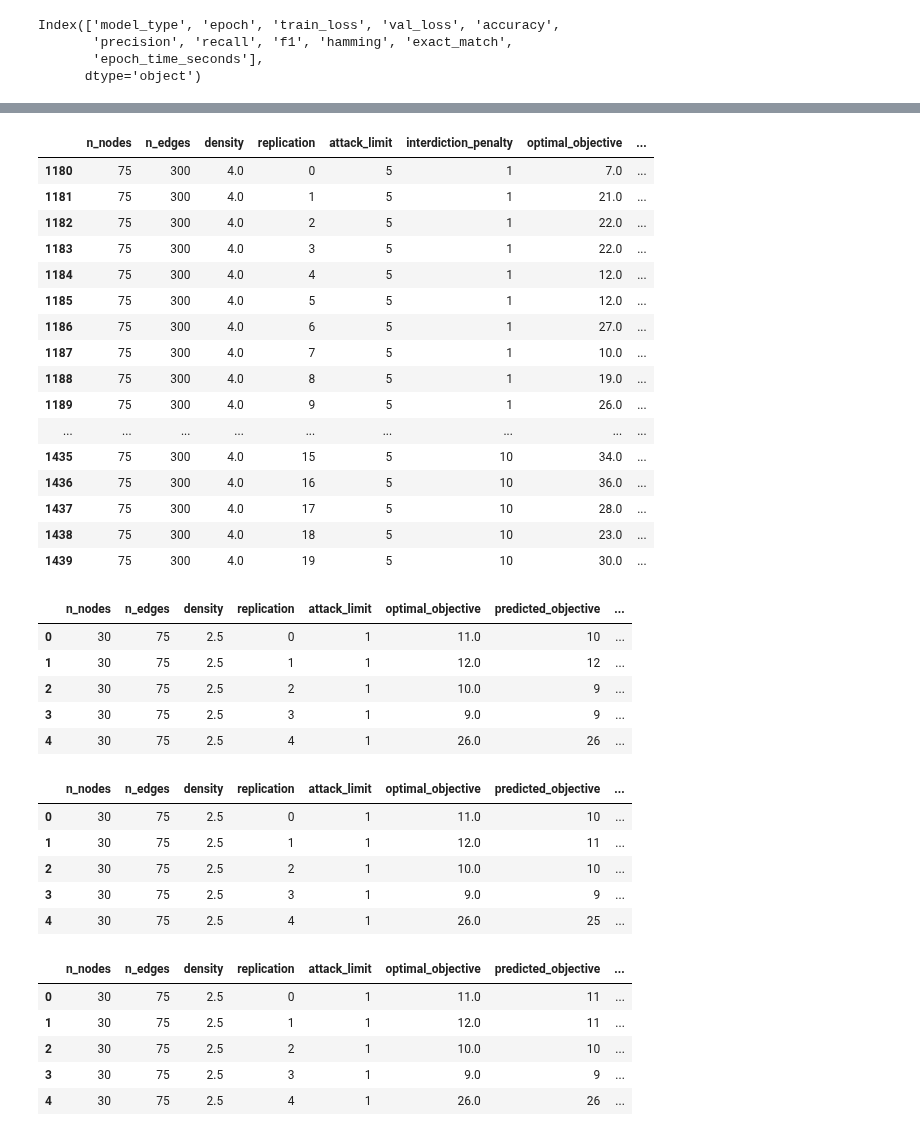
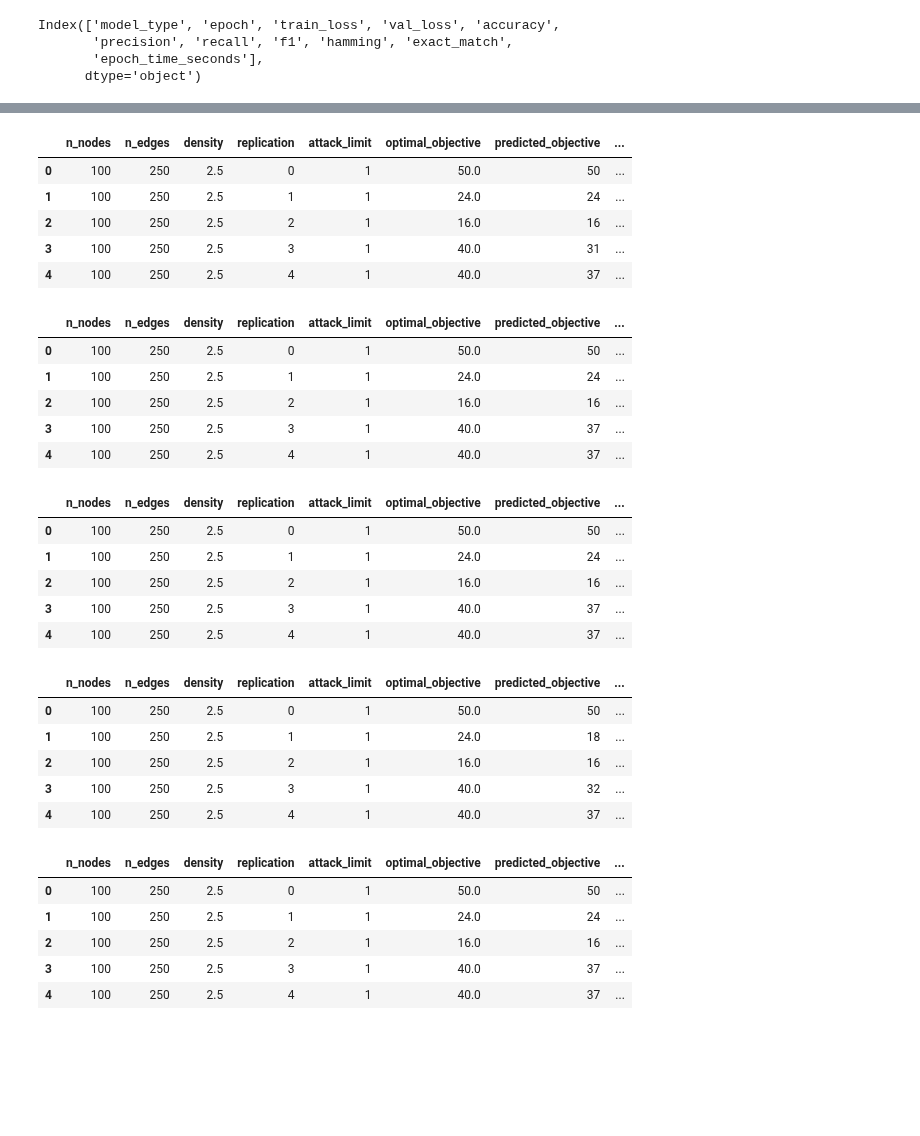
Before and after one commit to EmmaDAllen/ED-Allen-NPS-Thesis, a Jupyter notebook: results/Plotted Results.ipynb, the cells around one changed output, grey strips where cells are left out. Cells and saved outputs as stored; diff of their text form; code cells hidden in the pictures; blank space fills up the shorter version.

```diff
--- a/results/Plotted Results.ipynb
+++ b/results/Plotted Results.ipynb
@@ -175,58 +175,53 @@ plt.show()
 # %%
-df_tropical_eval = pd.read_csv('evaluation_results_tropical.csv')
-df_tropical_eval[
-    (df_tropical_eval['n_nodes'] == 75) &
-    (df_tropical_eval['density'] == 4) &
-    (df_tropical_eval['attack_limit'] == 5)
-]
+df_tropical_eval = pd.read_csv('evaluation_results_tropical_ood_size.csv')
+df_tropical_eval.head()
 # %% [output]
-|  | n_nodes | n_edges | density | replication | attack_limit | interdiction_penalty | optimal_objective | ... |
-| 1180 | 75 | 300 | 4.0 | 0 | 5 | 1 | 7.0 | ... |
-| 1181 | 75 | 300 | 4.0 | 1 | 5 | 1 | 21.0 | ... |
-| 1182 | 75 | 300 | 4.0 | 2 | 5 | 1 | 22.0 | ... |
-| 1183 | 75 | 300 | 4.0 | 3 | 5 | 1 | 22.0 | ... |
-| 1184 | 75 | 300 | 4.0 | 4 | 5 | 1 | 12.0 | ... |
-| 1185 | 75 | 300 | 4.0 | 5 | 5 | 1 | 12.0 | ... |
-| 1186 | 75 | 300 | 4.0 | 6 | 5 | 1 | 27.0 | ... |
-| 1187 | 75 | 300 | 4.0 | 7 | 5 | 1 | 10.0 | ... |
-| 1188 | 75 | 300 | 4.0 | 8 | 5 | 1 | 19.0 | ... |
-| 1189 | 75 | 300 | 4.0 | 9 | 5 | 1 | 26.0 | ... |
-| ... | ... | ... | ... | ... | ... | ... | ... | ... |
-| 1435 | 75 | 300 | 4.0 | 15 | 5 | 10 | 34.0 | ... |
-| 1436 | 75 | 300 | 4.0 | 16 | 5 | 10 | 36.0 | ... |
-| 1437 | 75 | 300 | 4.0 | 17 | 5 | 10 | 28.0 | ... |
-| 1438 | 75 | 300 | 4.0 | 18 | 5 | 10 | 23.0 | ... |
-| 1439 | 75 | 300 | 4.0 | 19 | 5 | 10 | 30.0 | ... |
+|  | n_nodes | n_edges | density | replication | attack_limit | optimal_objective | predicted_objective | ... |
+| 0 | 100 | 250 | 2.5 | 0 | 1 | 50.0 | 50 | ... |
+| 1 | 100 | 250 | 2.5 | 1 | 1 | 24.0 | 24 | ... |
+| 2 | 100 | 250 | 2.5 | 2 | 1 | 16.0 | 16 | ... |
+| 3 | 100 | 250 | 2.5 | 3 | 1 | 40.0 | 31 | ... |
+| 4 | 100 | 250 | 2.5 | 4 | 1 | 40.0 | 37 | ... |
 # %%
-df_transformer_eval = pd.read_csv('evaluation_results_transformer.csv')
+df_transformer_eval = pd.read_csv('evaluation_results_transformer_ood_size.csv')
 df_transformer_eval.head()
 # %% [output]
 |  | n_nodes | n_edges | density | replication | attack_limit | optimal_objective | predicted_objective | ... |
-| 0 | 30 | 75 | 2.5 | 0 | 1 | 11.0 | 10 | ... |
-| 1 | 30 | 75 | 2.5 | 1 | 1 | 12.0 | 12 | ... |
-| 2 | 30 | 75 | 2.5 | 2 | 1 | 10.0 | 9 | ... |
-| 3 | 30 | 75 | 2.5 | 3 | 1 | 9.0 | 9 | ... |
-| 4 | 30 | 75 | 2.5 | 4 | 1 | 26.0 | 26 | ... |
+| 0 | 100 | 250 | 2.5 | 0 | 1 | 50.0 | 50 | ... |
+| 1 | 100 | 250 | 2.5 | 1 | 1 | 24.0 | 24 | ... |
+| 2 | 100 | 250 | 2.5 | 2 | 1 | 16.0 | 16 | ... |
+| 3 | 100 | 250 | 2.5 | 3 | 1 | 40.0 | 37 | ... |
+| 4 | 100 | 250 | 2.5 | 4 | 1 | 40.0 | 37 | ... |
 # %%
-df_edge_eval = pd.read_csv('evaluation_results_edge_transformer.csv')
+df_edge_eval = pd.read_csv('evaluation_results_edge_transformer_ood_size.csv')
 df_edge_eval.head()
 # %% [output]
 |  | n_nodes | n_edges | density | replication | attack_limit | optimal_objective | predicted_objective | ... |
-| 0 | 30 | 75 | 2.5 | 0 | 1 | 11.0 | 10 | ... |
-| 1 | 30 | 75 | 2.5 | 1 | 1 | 12.0 | 11 | ... |
-| 2 | 30 | 75 | 2.5 | 2 | 1 | 10.0 | 10 | ... |
-| 3 | 30 | 75 | 2.5 | 3 | 1 | 9.0 | 9 | ... |
-| 4 | 30 | 75 | 2.5 | 4 | 1 | 26.0 | 25 | ... |
+| 0 | 100 | 250 | 2.5 | 0 | 1 | 50.0 | 50 | ... |
+| 1 | 100 | 250 | 2.5 | 1 | 1 | 24.0 | 24 | ... |
+| 2 | 100 | 250 | 2.5 | 2 | 1 | 16.0 | 16 | ... |
+| 3 | 100 | 250 | 2.5 | 3 | 1 | 40.0 | 37 | ... |
+| 4 | 100 | 250 | 2.5 | 4 | 1 | 40.0 | 37 | ... |
 # %%
-df_gnn_eval = pd.read_csv('evaluation_results_gnn.csv')
+df_gnn_eval = pd.read_csv('evaluation_results_gnn_ood_size.csv')
 df_gnn_eval.head()
 # %% [output]
 |  | n_nodes | n_edges | density | replication | attack_limit | optimal_objective | predicted_objective | ... |
-| 0 | 30 | 75 | 2.5 | 0 | 1 | 11.0 | 11 | ... |
-| 1 | 30 | 75 | 2.5 | 1 | 1 | 12.0 | 11 | ... |
-| 2 | 30 | 75 | 2.5 | 2 | 1 | 10.0 | 10 | ... |
-| 3 | 30 | 75 | 2.5 | 3 | 1 | 9.0 | 9 | ... |
-| 4 | 30 | 75 | 2.5 | 4 | 1 | 26.0 | 26 | ... |
+| 0 | 100 | 250 | 2.5 | 0 | 1 | 50.0 | 50 | ... |
+| 1 | 100 | 250 | 2.5 | 1 | 1 | 24.0 | 18 | ... |
+| 2 | 100 | 250 | 2.5 | 2 | 1 | 16.0 | 16 | ... |
+| 3 | 100 | 250 | 2.5 | 3 | 1 | 40.0 | 32 | ... |
+| 4 | 100 | 250 | 2.5 | 4 | 1 | 40.0 | 37 | ... |
+# %%
+df_tropical_fast_eval = pd.read_csv('evaluation_results_tropical_v2_ood_size.csv')
+df_tropical_fast_eval.head()
+# %% [output]
+|  | n_nodes | n_edges | density | replication | attack_limit | optimal_objective | predicted_objective | ... |
+| 0 | 100 | 250 | 2.5 | 0 | 1 | 50.0 | 50 | ... |
+| 1 | 100 | 250 | 2.5 | 1 | 1 | 24.0 | 24 | ... |
+| 2 | 100 | 250 | 2.5 | 2 | 1 | 16.0 | 16 | ... |
+| 3 | 100 | 250 | 2.5 | 3 | 1 | 40.0 | 37 | ... |
+| 4 | 100 | 250 | 2.5 | 4 | 1 | 40.0 | 37 | ... |
 # %%
 df_tropical_eval["model_type"] = "tropical"
 df_transformer_eval["model_type"] = "transformer"
```
Also changed, not shown: parts of 12 cells of this notebook, 4 other files.
